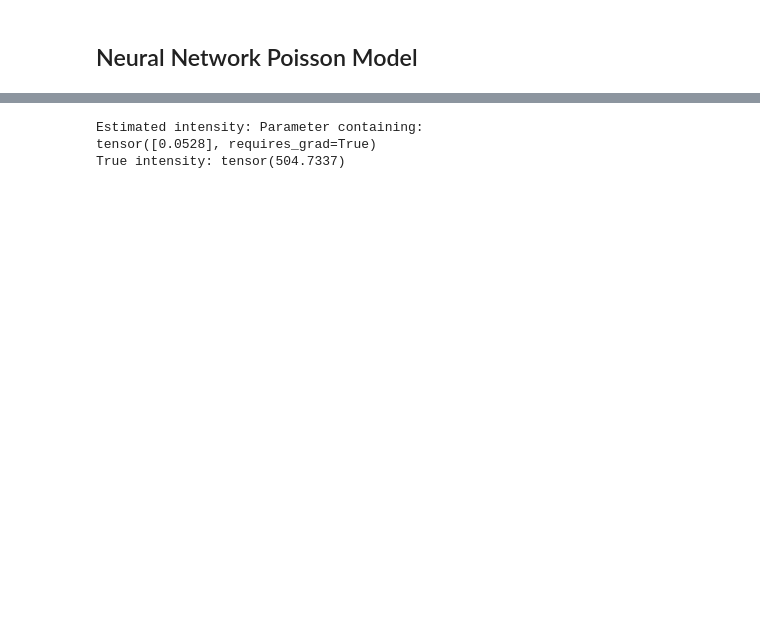
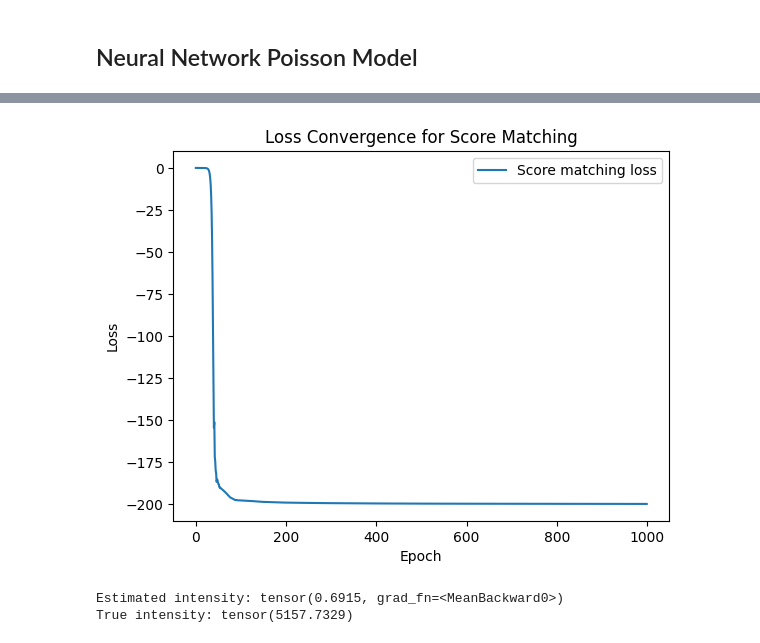
Before and after one commit to katonapng/score_matching, a Jupyter notebook: score_matching_poisson.ipynb, the cells around one changed output, grey strips where cells are left out. Saved outputs shown, nothing was run; the diff lists cells and outputs as text; code cells hidden in the pictures; blank space fills up the shorter version.

```diff
--- a/score_matching_poisson.ipynb
+++ b/score_matching_poisson.ipynb
@@ -97,21 +97,25 @@ def optimize_theta(loader_train, nn_model, num_epochs=1000, learning_rate=1e-3):
     """
     model = nn_model()
     optimizer = torch.optim.Rprop(model.parameters(), lr=learning_rate)
-    losses = []
+    losses, real_losses = [], []
+    estimated_scale = []
 
     for epoch in range(num_epochs):
         for X_batch in loader_train:
             optimizer.zero_grad()
 
-            loss = model.loss(X_batch[0])
+            loss, real_loss = model.loss(X_batch[0])
 
             loss.backward()
             optimizer.step()
 
             losses.append(loss.item())
+            real_losses.append(real_loss.item())
+            estimated_scale.append(model.scale.detach().numpy().copy())
+
             print(f"Epoch {epoch}/{num_epochs}, Loss: {loss.item()}")
 
-    return model, losses
+    return model, losses, real_losses, estimated_scale
 # %% [markdown]
 ## Poisson Model
 # %%
@@ -232,15 +312,13 @@ Inferred kappa: 134.9848623088812
 class Poisson_NN(nn.Module):
     def __init__(self, input_dim=2, hidden_dim=10, output_dim=1):
         super().__init__()
-        self.intensity = nn.Parameter(torch.tensor([np.abs(np.random.randn())], dtype=torch.float32))
-
         self.fc1 = nn.Linear(input_dim, hidden_dim)
         self.fc2 = nn.Linear(hidden_dim, output_dim)
 
     def forward(self, x):
-        x = torch.relu(self.fc1(x))
-        intensity = self.fc2(x)
-        return torch.exp(intensity)
+        x = torch.sigmoid(self.fc1(x))
+        intensity = torch.sigmoid(self.fc2(x))
+        return torch.log(intensity)
 
     def compute_psi(self, x):
         x.requires_grad_()
@@ -250,24 +328,28 @@ class Poisson_NN(nn.Module):
 
     def loss(self, points):
         lengths = points[:, 0, -1].to(dtype=torch.int64)
-        x_t = points[:, :lengths.max(), :-1]  # Pad to max length in batch
+        max_length = lengths.max()
+        x_t = points[:, :max_length, :-1]  # Pad to max length in batch
 
         psi_x = self.compute_psi(x_t)
         norm_squared = (psi_x ** 2).sum(dim=-1)  # Sum across all dimensions
 
+        # padded values give none zero divergence -> mask
+        mask = torch.arange(max_length, device=x_t.device).unsqueeze(0) < lengths.unsqueeze(1)
         divergence = 0
         for i in range(x_t.shape[-1]):  # Iterate over the features of x
             gradient = torch.autograd.grad(psi_x[..., i].sum(), x_t, retain_graph=True, create_graph=True)[0]
             divergence += gradient[..., i]  # Sum over each feature dimension
 
+        divergence = divergence * mask
         total_loss = 0.5 * norm_squared + divergence
-        total_loss = total_loss.sum(dim=-1)  # Sum over the time dimension
+        total_loss = total_loss.sum(dim=-1)/lengths  # Sum over the time dimension
 
         return total_loss.mean()
 # %%
 start_time = time.time()
-epochs = 100
-model, losses = optimize_theta(
+epochs = 1000
+model, losses = optimize_theta_nn(
     loader_train, Poisson_NN, num_epochs=epochs, learning_rate=1e-3,
 )
 end_time = time.time()
@@ -295,3 +377,12 @@ Execution Time: 3.38 seconds
+# %%
+plt.plot(losses, label="Score matching loss")
+plt.xlabel('Epoch')
+plt.ylabel('Loss')
+plt.title('Loss Convergence for Score Matching')
+plt.legend()
+plt.show()
+# %% [output]
+[figure, added]
 # %%
 def compute_intensity(points, kappa, scale):
     squared_norm = torch.sum(points**2, dim=-1)
@@ -314,9 +405,8 @@ def calculate_mean_intensity(samples, kappa, scale):
 # %%
 intensity = calculate_mean_intensity(samples, kappa, scale)
 # %%
-print("Estimated intensity:", model.intensity)
+print("Estimated intensity:", torch.mean(model(X_val[0][:,:2])))
 print("True intensity:", intensity)
 # %% [output]
-Estimated intensity: Parameter containing:
-tensor([0.0528], requires_grad=True)
-True intensity: tensor(504.7337)
+Estimated intensity: tensor(0.6915, grad_fn=<MeanBackward0>)
+True intensity: tensor(5157.7329)
```
Also changed, not shown: parts of 12 cells of this notebook.
